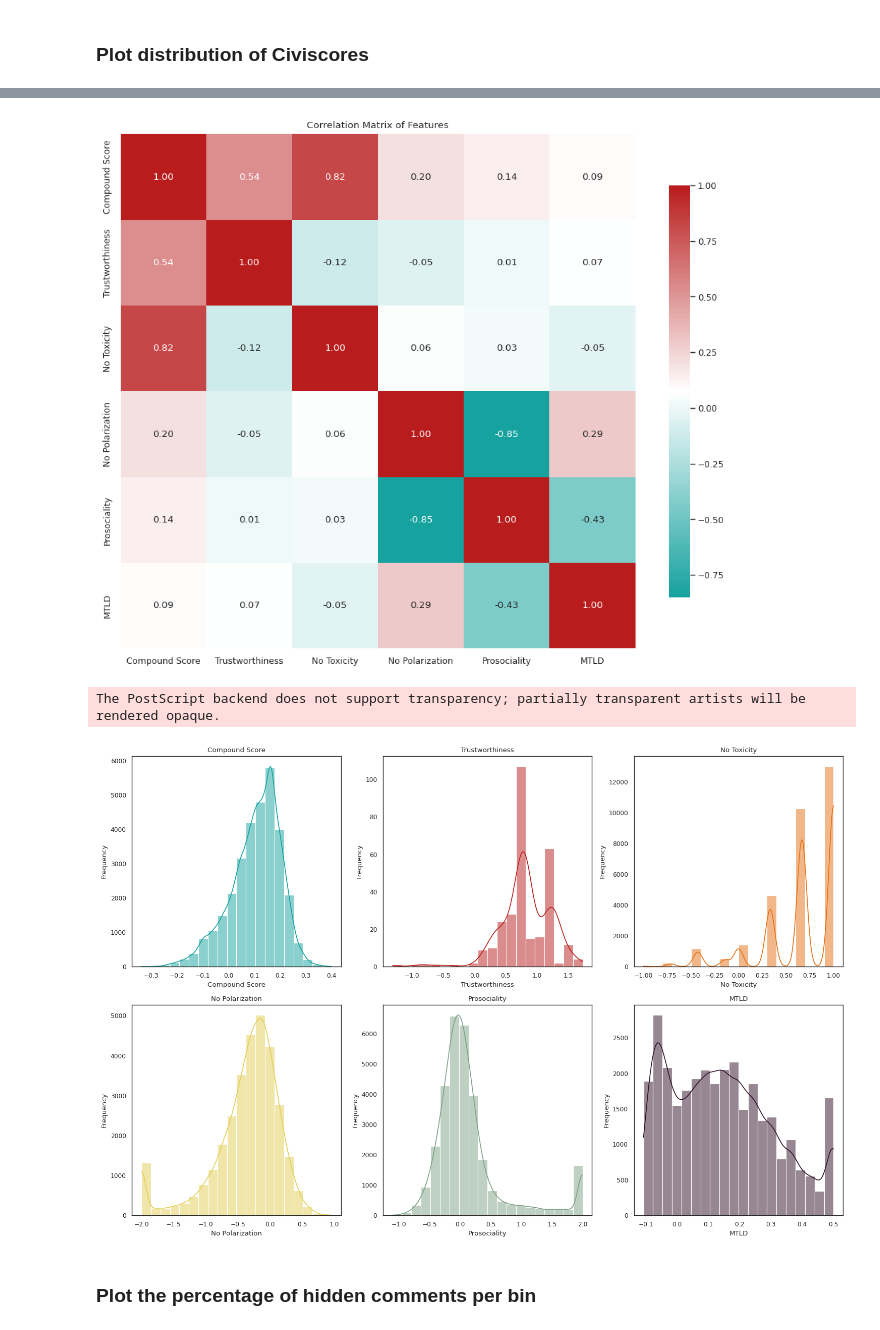
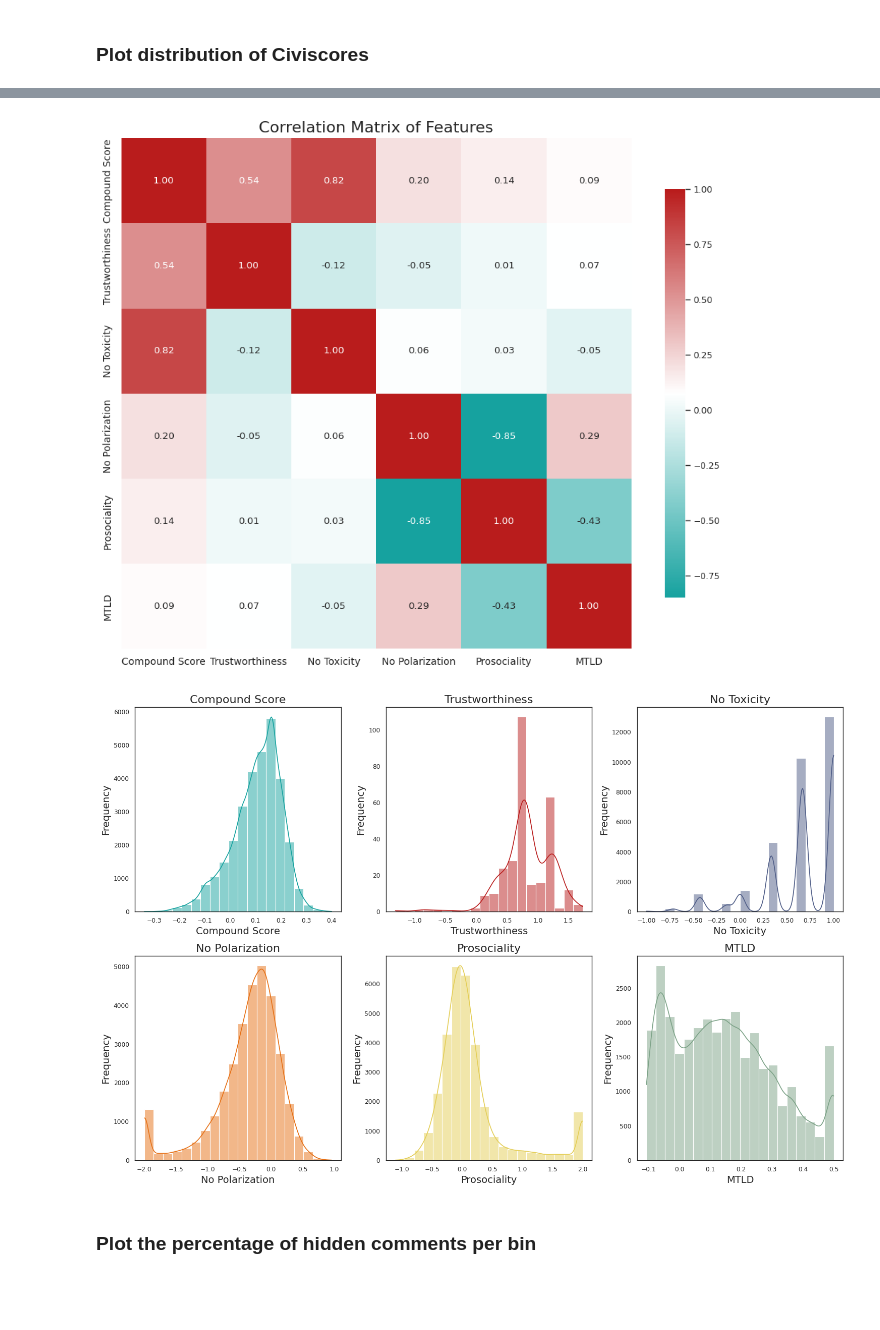
Before and after one commit to lorenzprattes/CiviRank, a Jupyter notebook: evaluation/evaluation.ipynb, the cells around one changed output, grey strips where cells are left out. Cells and saved outputs as stored; diff of their text form; code cells hidden in the pictures; blank space fills up the shorter version.

Commit message:
update figures and readme

```diff
--- a/evaluation/evaluation.ipynb
+++ b/evaluation/evaluation.ipynb
@@ -102,17 +54,18 @@ TEMP_PATH = "temp/"
 utils.FIGURE_PATH = FIGURE_PATH
 rc = {
   "scatter.edgecolors": "none",
-    # "font.size": 16,
-    # "axes.titlesize": 18,
-    # "axes.labelsize": 16,
+    #"font.size": 16,
+    "axes.titlesize": 16,
+    "axes.labelsize": 14,
     # "xtick.labelsize": 14,
     # "ytick.labelsize": 14,
-    # "legend.fontsize": 14,
+    "legend.fontsize": 14,
     }
 #sns.set_context('paper', rc=rc) if PRINT_PLOTS else sns.set_context('notebook', rc=rc)
 sns.set_theme('paper' if PRINT_PLOTS else 'notebook', 'white', rc=rc)
 #custom_palette = sns.color_palette("Set2", 8)
-custom_palette = ['#16A29F', '#b91c1c', '#e67015', '#e4ce57', '#7ca287', '#301128']
+custom_palette = ['#16A29F', '#b91c1c', '#4F5D87', '#e67015', '#e4ce57', '#7ca287', '#301128']
+
 sns.set_palette(custom_palette)
 color_list = [custom_palette[0], 'white', custom_palette[1]]
 custom_heatmap_cmap = LinearSegmentedColormap.from_list(
@@ -478,32 +430,32 @@ Comments ranked:  31276
 # %%
 from matplotlib.colors import LinearSegmentedColormap
 subset = complete[["compound_score","trustworthiness", "no_toxicity", "no_polarization", "prosociality", "mtld"]].copy()
 names = ["Compound Score", "Trustworthiness", "No Toxicity", "No Polarization", "Prosociality", "MTLD"]
 plt.figure(figsize=(10, 8))
 
 color_list = [custom_palette[0], 'white', custom_palette[1]]
 custom_heatmap_cmap = LinearSegmentedColormap.from_list(
     "custom_primary_secondary", color_list, N=256
 )
 
 
-sns.heatmap(subset.corr(), annot=True, fmt=".2f", cmap=custom_heatmap_cmap, square=True, xticklabels=names, yticklabels=names, cbar_kws={"shrink": .8})
+ax = sns.heatmap(subset.corr(), annot=True, fmt=".2f", cmap=custom_heatmap_cmap, square=True, xticklabels=names, yticklabels=names, cbar_kws={"shrink": .8}, )
+ax.tick_params(axis='both', labelsize=10)
 plt.title("Correlation Matrix of Features")
 
 utils.plot(PRINT_PLOTS, "correlation_matrix", plt)
 # Plot the distribution of each feature
 plt.figure(figsize=(15, 10))
 for i, (column, name) in enumerate(zip(subset.columns, names)):
     plt.subplot(2, 3, i + 1)
     sns.histplot(subset[column], bins=20, kde=True, color=custom_palette[i])
     plt.title(name)
     plt.xlabel(name)
     plt.ylabel("Frequency")
 utils.plot(PRINT_PLOTS, "feature_distribution", plt)
 # %% [output]
-[figure, old version]
+[figure, new version]
-The PostScript backend does not support transparency; partially transparent artists will be rendered opaque.
-[figure, old version]
+[figure, new version]
 # %% [markdown]
 ### Plot the percentage of hidden comments per bin
 # %%
```
Also changed, not shown: parts of 19 cells of this notebook, 32 other files.
